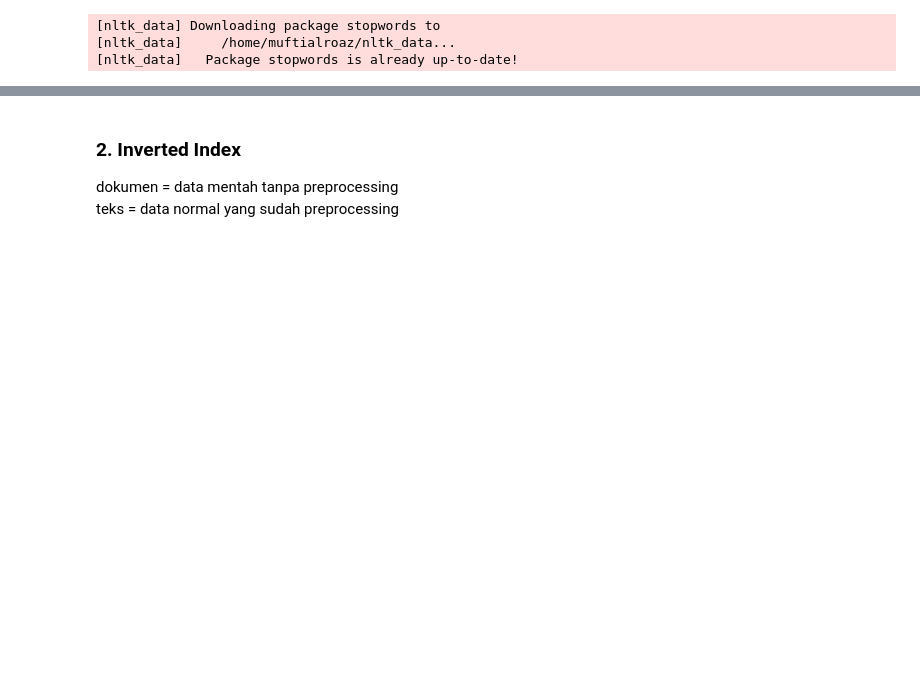
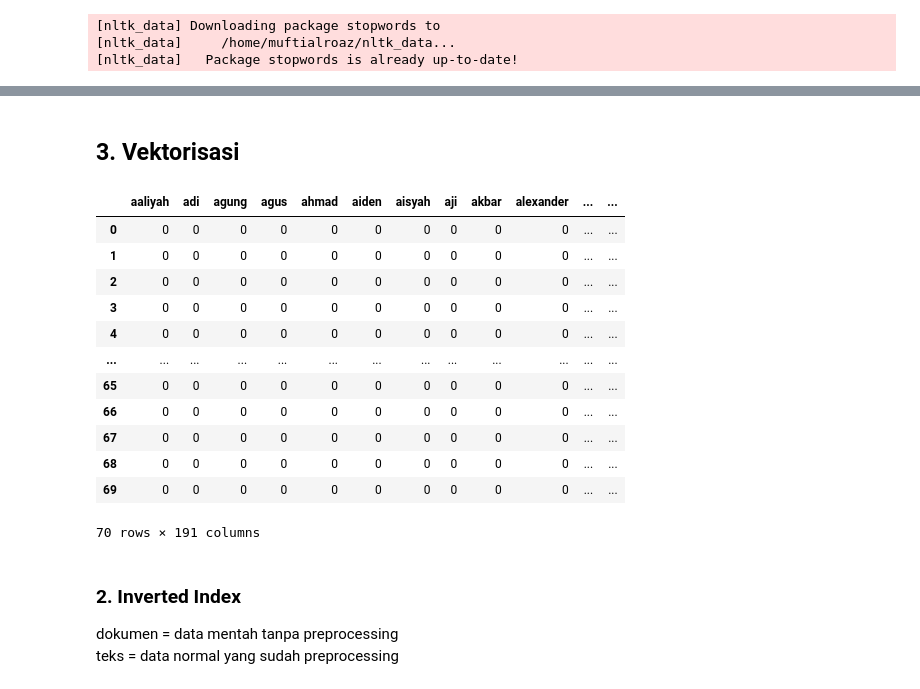
Before and after one commit to muftialroaz/rekmed-flask, a Jupyter notebook: main.ipynb, the cells around one changed output, grey strips where cells are left out. Saved outputs shown, nothing was run; the diff lists cells and outputs as text; code cells hidden in the pictures; blank space fills up the shorter version.

```diff
--- a/main.ipynb
+++ b/main.ipynb
@@ -256,6 +259,6 @@ diagnosis_nama_tokens = diagnosis_nama_tokens.apply(lambda x: [word for word in
 dokter_nama_tokens = dokter_nama_tokens.apply(lambda x: [word for word in x if len(word) >= min_length])
 # %%
 # 6 Menggabungkan token menjadi teks bersih
-pasien_nama_tokens = pasien_nama_tokens.apply(lambda x: ' '.join(x))
-diagnosis_nama_tokens = diagnosis_nama_tokens.apply(lambda x: ' '.join(x))
-dokter_nama_tokens = dokter_nama_tokens.apply(lambda x: ' '.join(x))
+pasien_nama = pasien_nama_tokens.apply(lambda x: ' '.join(x))
+diagnosis_nama = diagnosis_nama_tokens.apply(lambda x: ' '.join(x))
+dokter_nama = dokter_nama_tokens.apply(lambda x: ' '.join(x))
@@ -279,0 +265,16 @@ teks.to_csv (r'news_preprocess.csv', index=None)
+# %% [markdown]
+## 3. Vektorisasi
+# %%
+# Inisialisasi CountVectorizer
+vectorizer = CountVectorizer()
+
+# Fit and transform on training data
+pasien_nama_vec = vectorizer.fit_transform(pasien_nama).toarray()
+diagnosis_nama_vec = vectorizer.transform(diagnosis_nama).toarray()
+dokter_nama_vec = vectorizer.transform(dokter_nama).toarray()
+
+
+# Convert to DataFrames for visualization (optional)
+df_pasien_nama_vec = pd.DataFrame(pasien_nama_vec, columns=vectorizer.get_feature_names_out())
+df_diagnosis_nama_vec = pd.DataFrame(diagnosis_nama_vec, columns=vectorizer.get_feature_names_out())
+df_dokter_nama_vec = pd.DataFrame(dokter_nama_vec, columns=vectorizer.get_feature_names_out())
@@ -280,3 +307,19 @@ teks.to_csv (r'news_preprocess.csv', index=None)
+# %%
+df_diagnosis_nama_vec
+# %% [output]
+|  | aaliyah | adi | agung | agus | ahmad | aiden | aisyah | aji | akbar | alexander | ... | ... |
+| 0 | 0 | 0 | 0 | 0 | 0 | 0 | 0 | 0 | 0 | 0 | ... | ... |
+| 1 | 0 | 0 | 0 | 0 | 0 | 0 | 0 | 0 | 0 | 0 | ... | ... |
+| 2 | 0 | 0 | 0 | 0 | 0 | 0 | 0 | 0 | 0 | 0 | ... | ... |
+| 3 | 0 | 0 | 0 | 0 | 0 | 0 | 0 | 0 | 0 | 0 | ... | ... |
+| 4 | 0 | 0 | 0 | 0 | 0 | 0 | 0 | 0 | 0 | 0 | ... | ... |
+| ... | ... | ... | ... | ... | ... | ... | ... | ... | ... | ... | ... | ... |
+| 65 | 0 | 0 | 0 | 0 | 0 | 0 | 0 | 0 | 0 | 0 | ... | ... |
+| 66 | 0 | 0 | 0 | 0 | 0 | 0 | 0 | 0 | 0 | 0 | ... | ... |
+| 67 | 0 | 0 | 0 | 0 | 0 | 0 | 0 | 0 | 0 | 0 | ... | ... |
+| 68 | 0 | 0 | 0 | 0 | 0 | 0 | 0 | 0 | 0 | 0 | ... | ... |
+| 69 | 0 | 0 | 0 | 0 | 0 | 0 | 0 | 0 | 0 | 0 | ... | ... |
+70 rows × 191 columns
 # %% [markdown]
 ### 2. Inverted Index
 dokumen = data mentah tanpa preprocessing <br>
```
Also changed, not shown: parts of 8 cells of this notebook, 4 other files.
